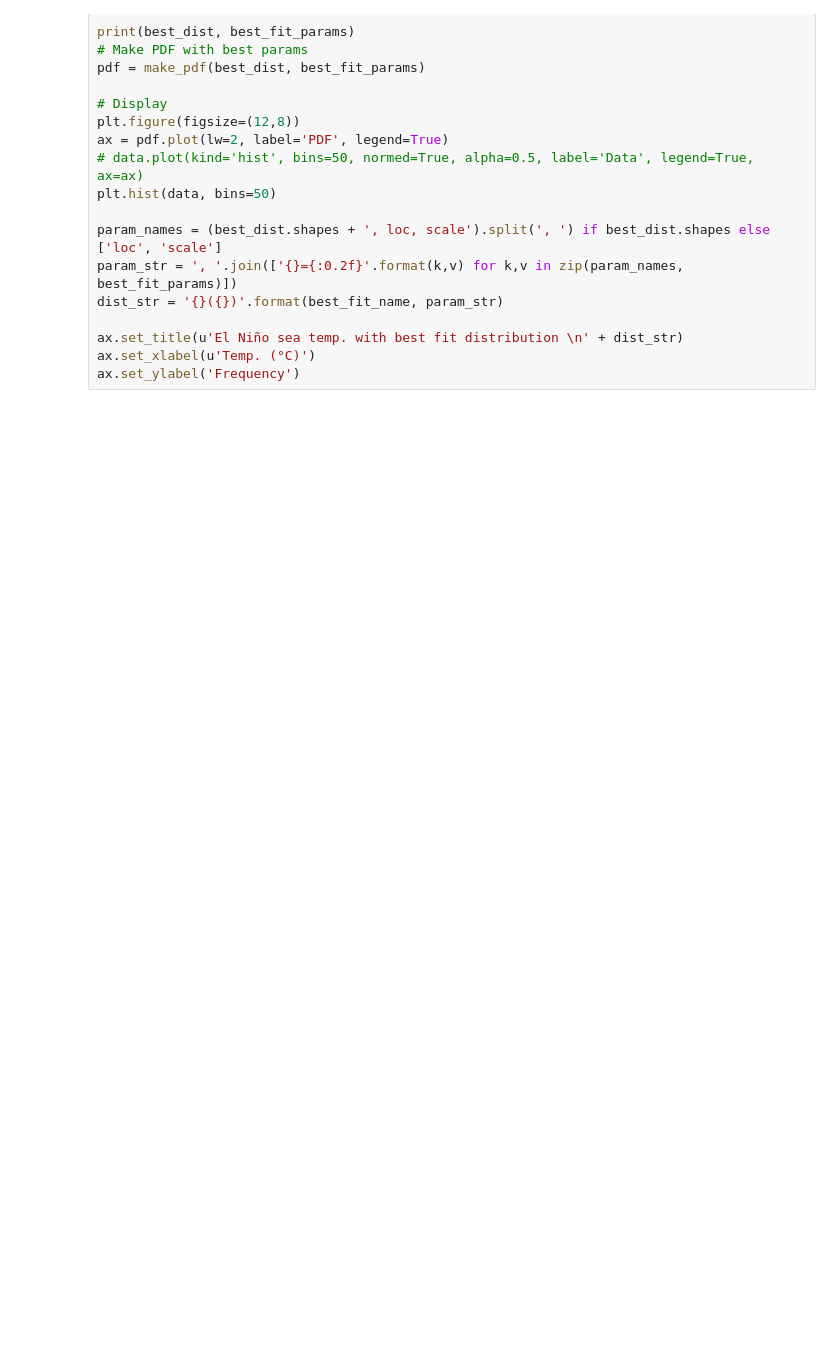
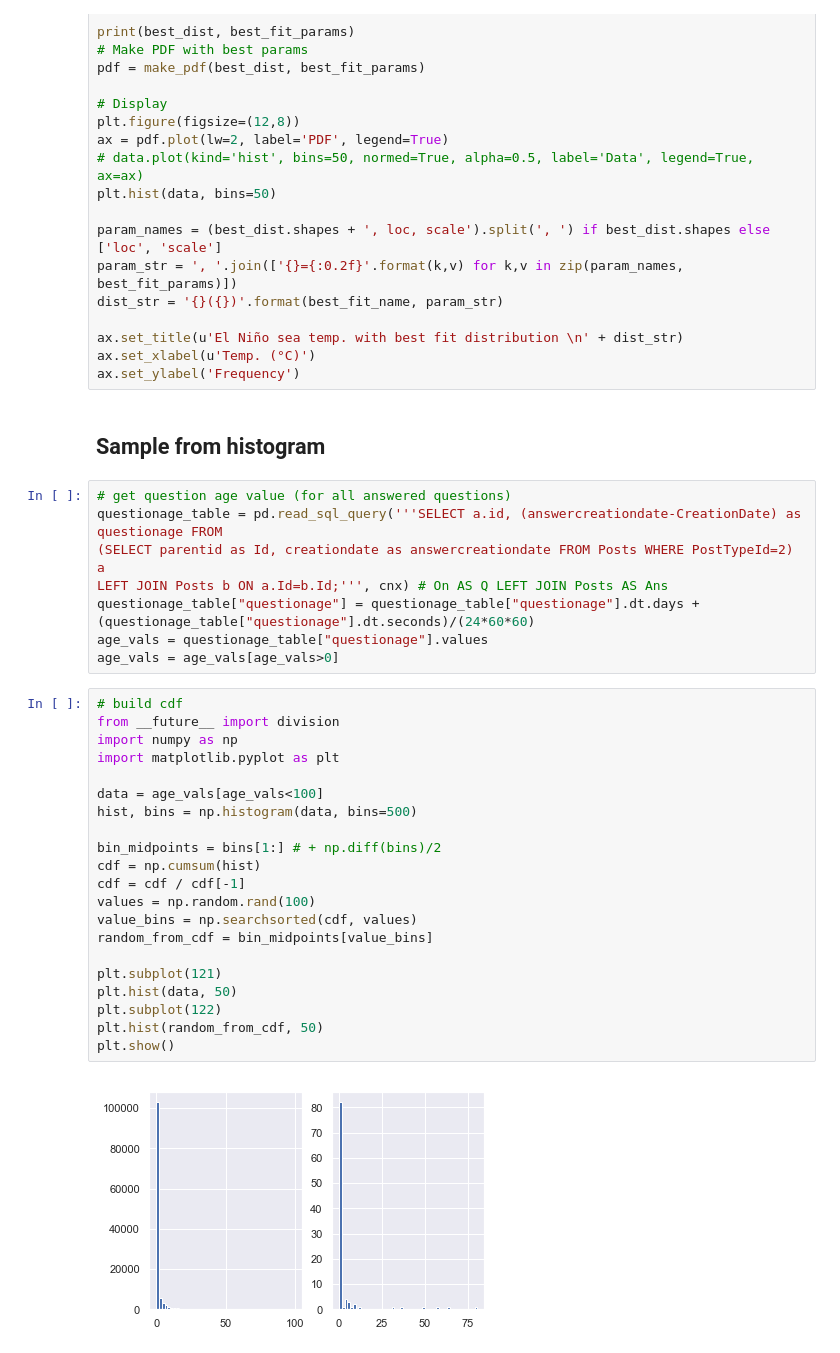
Before and after one commit to elvisnava/DSLab-StackOverflow, a Jupyter notebook: data-exploration/1_Overview.ipynb, the cells around one changed output. Cells and saved outputs as stored; diff of their text form; blank space fills up the shorter version.

Commit message:
sample according to histogram

```diff
--- a/data-exploration/1_Overview.ipynb
+++ b/data-exploration/1_Overview.ipynb
@@ -482,3 +482,36 @@ dist_str = '{}({})'.format(best_fit_name, param_str)
 ax.set_title(u'El Niño sea temp. with best fit distribution \n' + dist_str)
 ax.set_xlabel(u'Temp. (°C)')
 ax.set_ylabel('Frequency')
+# %% [markdown]
+## Sample from histogram
+# %%
+# get question age value (for all answered questions)
+questionage_table = pd.read_sql_query('''SELECT a.id, (answercreationdate-CreationDate) as questionage FROM
+(SELECT parentid as Id, creationdate as answercreationdate FROM Posts WHERE PostTypeId=2) a
+LEFT JOIN Posts b ON a.Id=b.Id;''', cnx) # On AS Q LEFT JOIN Posts AS Ans
+questionage_table["questionage"] = questionage_table["questionage"].dt.days +  (questionage_table["questionage"].dt.seconds)/(24*60*60)
+age_vals = questionage_table["questionage"].values
+age_vals = age_vals[age_vals>0]
+# %%
+# build cdf
+from __future__ import division
+import numpy as np
+import matplotlib.pyplot as plt
+
+data = age_vals[age_vals<100]
+hist, bins = np.histogram(data, bins=500)
+
+bin_midpoints = bins[1:] # + np.diff(bins)/2
+cdf = np.cumsum(hist)
+cdf = cdf / cdf[-1]
+values = np.random.rand(100)
+value_bins = np.searchsorted(cdf, values)
+random_from_cdf = bin_midpoints[value_bins]
+
+plt.subplot(121)
+plt.hist(data, 50)
+plt.subplot(122)
+plt.hist(random_from_cdf, 50)
+plt.show()
+# %% [output]
+[figure, added]
```
Also changed, not shown: parts of 3 cells of this notebook.
